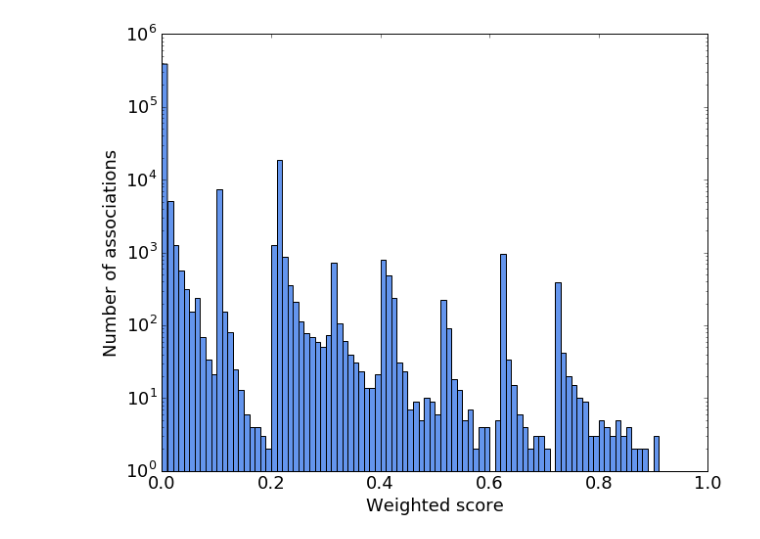
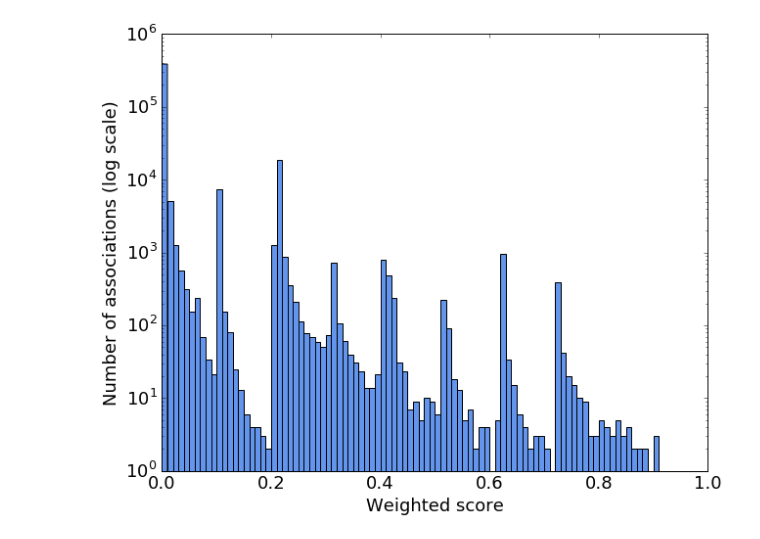
Before and after one commit to dbricare/datainc, a Jupyter notebook: genediseasedata.ipynb, the cells around one changed output. Saved outputs shown, nothing was run; the diff lists cells and outputs as text; code cells hidden in the pictures.

```diff
--- a/genediseasedata.ipynb
+++ b/genediseasedata.ipynb
@@ -47,19 +58,21 @@ dfview
 | 4 | 4524 | MTHFR | methylenetetrahydrofolate reducta... | umls:C0751711 | Anterior ischemic optic neuropathy | 0.000284 | 1 | Biomarker | ... |
 | 5 | 161882 | ZFPM1 | zinc finger protein, FOG family m... | umls:C1845837 | Dyserythropoietic Anemia with Thr... | 0.000284 | 1 | GeneticVariation | ... |
 # %%
+# Visualize distribution of scores among the gene-disease associations listed
+
 bins = np.arange(0,1.01,0.01)
 color = 'CornflowerBlue'
 
 
 plt.rc('font', size='18')
 # plt.ioff()
 
 fig, ax = plt.subplots(1, figsize=(10,8))
 ax.set_xlabel('Weighted score')
-ax.set_ylabel('Number of associations')
+ax.set_ylabel('Number of associations (log scale)')
 ax.set_yscale("log", nonposy='clip')
-_,_,_ = plt.hist(dfc3['score'], bins=bins, color=color)
+_,_,_ = plt.hist(df['score'], bins=bins, color=color)
 
 plt.show()
 # %% [output]
-[figure, old version]
+[figure, new version]
```
Also changed, not shown: parts of 16 cells of this notebook.
